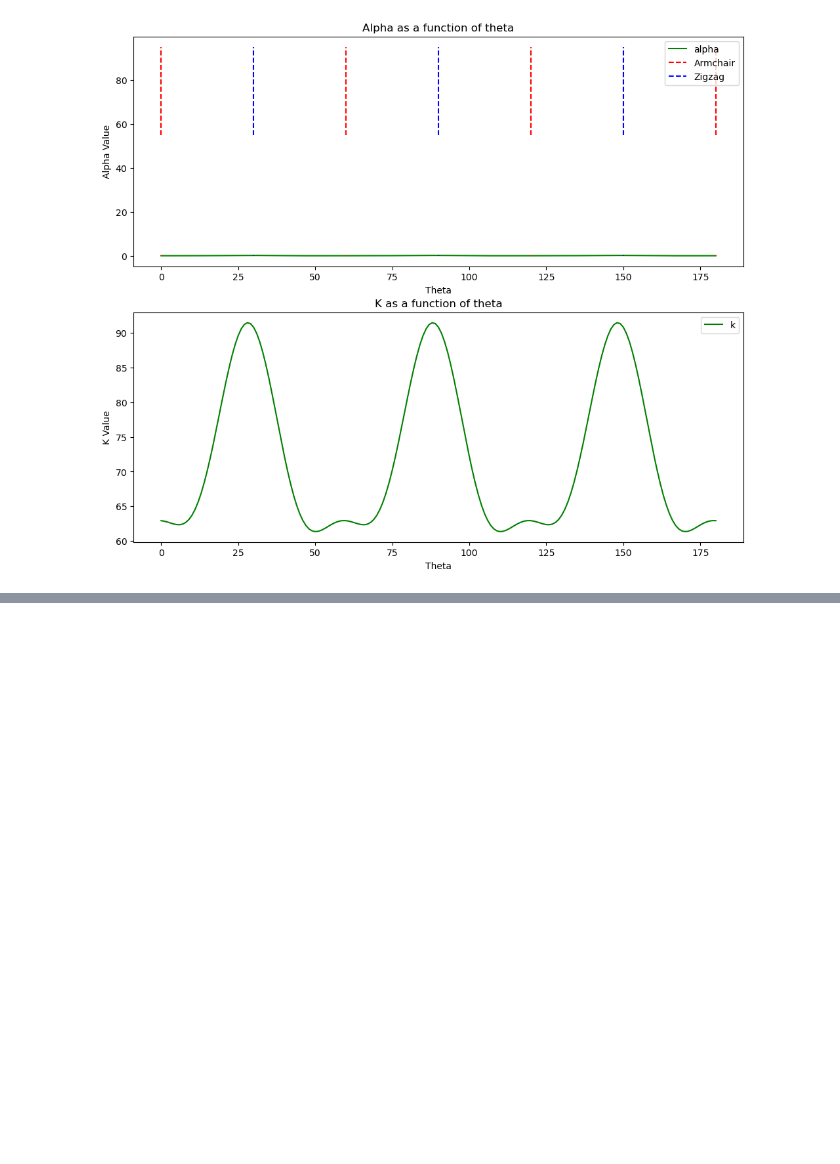
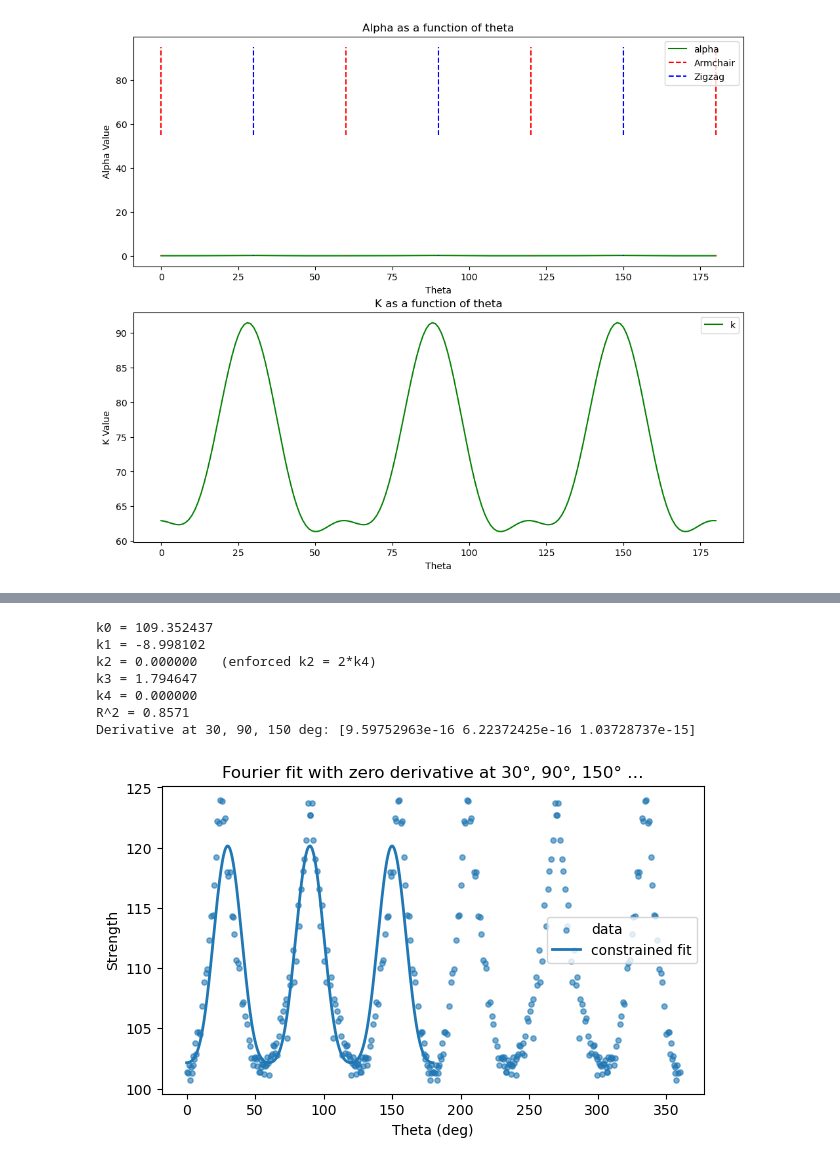
Before and after one commit to abon11/Graphene_Strength_Surface, a Jupyter notebook: sandbox.ipynb, the cells around one changed output, grey strips where cells are left out. Drawn from its saved outputs; the diff is of its cells as text; code cells hidden in the pictures; blank space fills up the shorter version.

```diff
--- a/sandbox.ipynb
+++ b/sandbox.ipynb
@@ -174,0 +314,79 @@ plt.show()
+# %%
+import numpy as np
+import matplotlib.pyplot as plt
+
+# expects optimal_df with columns "Theta" and "Strength"
+df = result.copy()
+theta = df["Theta"].to_numpy().astype(float)        # degrees
+y = df["Strength_1"].to_numpy().astype(float)
+
+# fundamental angle with 60° period
+omega = 2*np.pi*theta/60.0
+
+# Constrained model:
+# k(theta) = k0 + k1 cos(ω) + (2t) sin(ω) + k3 cos(2ω) + t sin(2ω)
+# parameters = [k0, k1, k3, t]
+X = np.column_stack([
+    np.ones_like(omega),                # k0
+    np.cos(omega),                      # k1
+    np.cos(2*omega),                    # k3
+    (2*np.sin(omega) + np.sin(2*omega))# t used for k2 and k4
+])
+
+# Solve least squares
+params, *_ = np.linalg.lstsq(X, y, rcond=None)
+k0, k1, k3, t = params
+k2, k4 = 2*t, t
+
+print(f"k0 = {k0:.6f}")
+print(f"k1 = {k1:.6f}")
+print(f"k2 = {k2:.6f}   (enforced k2 = 2*k4)")
+print(f"k3 = {k3:.6f}")
+print(f"k4 = {k4:.6f}")
+
+# Fit quality
+yhat = X @ params
+ss_res = np.sum((y - yhat)**2)
+ss_tot = np.sum((y - y.mean())**2)
+r2 = 1 - ss_res/ss_tot
+print(f"R^2 = {r2:.4f}")
+
+# Predictor with the recovered k0..k4
+def k_pred(theta_deg):
+    theta_deg = np.asarray(theta_deg, dtype=float)
+    w = 2*np.pi*theta_deg/60.0
+    return (k0
+            + k1*np.cos(w)
+            + k2*np.sin(w)
+            + k3*np.cos(2*w)
+            + k4*np.sin(2*w))
+
+# Optional: verify derivative is zero at 30°, 90°, 150° ...
+def dk_dtheta(theta_deg):
+    # derivative with respect to degrees
+    w = 2*np.pi*theta_deg/60.0
+    dwdtheta = 2*np.pi/60.0
+    return dwdtheta * (-k1*np.sin(w) + k2*np.cos(w) - 2*k3*np.sin(2*w) + 2*k4*np.cos(2*w))
+
+check_pts = np.array([30, 90, 150])
+print("Derivative at 30, 90, 150 deg:", dk_dtheta(check_pts))
+
+# Plot
+grid = np.linspace(0, 360, 721)
+plt.figure(figsize=(7,4))
+plt.scatter(theta, y, s=14, alpha=0.6, c='g', label="data")
+plt.plot(grid, k_pred(grid), linewidth=2, label="constrained fit")
+plt.xlabel("Theta (deg)")
+plt.ylabel("Strength")
+plt.title("Fourier fit with zero derivative at 30°, 90°, 150° …")
+plt.legend()
+plt.show()
+# %% [output]
+k0 = 109.352437
+k1 = -8.998102
+k2 = 0.000000   (enforced k2 = 2*k4)
+k3 = 1.794647
+k4 = 0.000000
+R^2 = 0.8571
+Derivative at 30, 90, 150 deg: [9.59752963e-16 6.22372425e-16 1.03728737e-15]
+[figure, added]
```
Also changed, not shown: parts of 2 cells of this notebook.
